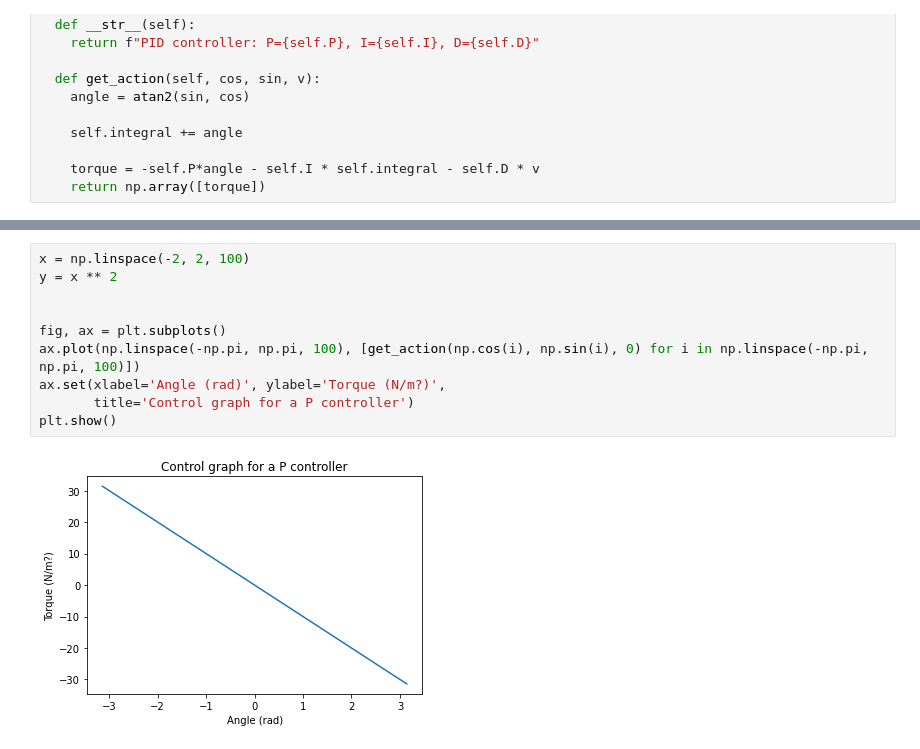
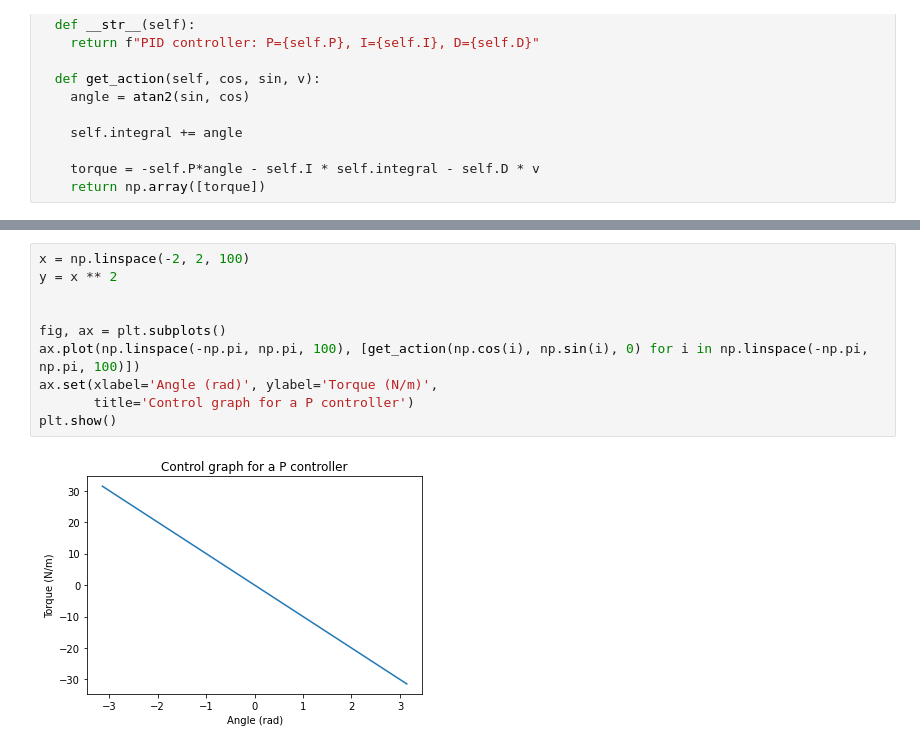
Before and after one commit to sikora-toma/gym-pendulum-control, a Jupyter notebook: pendulum_control.ipynb, the cells around one changed output, grey strips where cells are left out. Saved outputs shown, nothing was run; the diff lists cells and outputs as text.

```diff
--- a/pendulum_control.ipynb
+++ b/pendulum_control.ipynb
@@ -145,12 +140,12 @@ print(atan2(cos, sin)*180/3.14-90, get_action(cos, sin, v))
 # %%
 x = np.linspace(-2, 2, 100)
 y = x ** 2
 
 
 fig, ax = plt.subplots()
 ax.plot(np.linspace(-np.pi, np.pi, 100), [get_action(np.cos(i), np.sin(i), 0) for i in np.linspace(-np.pi, np.pi, 100)])
-ax.set(xlabel='Angle (rad)', ylabel='Torque (N/m?)',
+ax.set(xlabel='Angle (rad)', ylabel='Torque (N/m)',
        title='Control graph for a P controller')
 plt.show()
 # %% [output]
-[figure, old version]
+[figure, new version]
```
Also changed, not shown: parts of 10 cells of this notebook.
